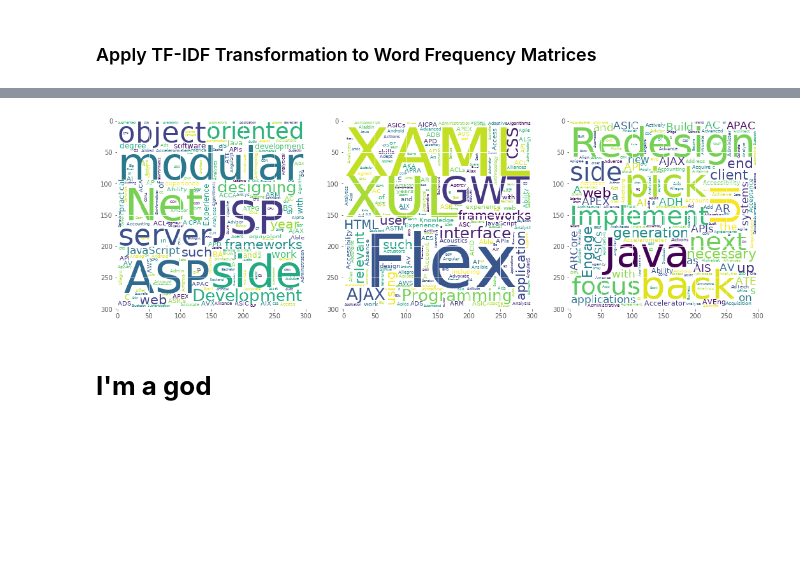
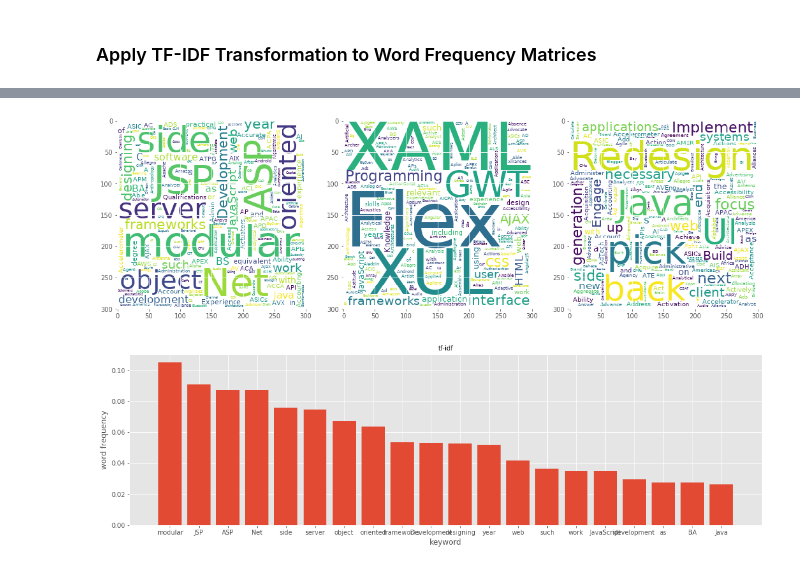
Before and after one commit to aesophor/DataScience, a Jupyter notebook: 05-Final-Project/Analyzing Google Career and Skills.ipynb, the cells around one changed output, grey strips where cells are left out. Saved outputs shown, nothing was run; the diff lists cells and outputs as text; code cells hidden in the pictures; blank space fills up the shorter version.

```diff
--- a/05-Final-Project/Analyzing Google Career and Skills.ipynb
+++ b/05-Final-Project/Analyzing Google Career and Skills.ipynb
@@ -392,7 +521,8 @@ N
 def create_tfidfm(tfm, N, df):
     tfidfm = tfm.copy()
     for i in range(0, len(tfidfm)):
-        tfidfm.iloc[i] = tfidfm.iloc[i] * np.log10(N / df) + 1
+        # Add 0.01 to not completely ignore irregular words.
+        tfidfm.iloc[i] = tfidfm.iloc[i] * np.log10(N / df) + 0.01
     return tfidfm
 
 min_qual_tfidfm = create_tfidfm(min_qual_tfm, N, min_qual_df)
@@ -401,20 +531,27 @@ resp_tfidfm = create_tfidfm(resp_tfm, N, resp_df)
 # %%
 font_path = r'/usr/share/fonts/dejavu/DejaVuSans.ttf'
 
 plt.figure(figsize=(18, 6))
 
 # Minimum Qualification Word Cloud
-ax1 = plt.subplot(131)
+ax1 = plt.subplot(1, 3, 1)
 plot_tfidf_wordcloud(min_qual_tfidfm, text_index=0, ax=ax1, font_path=font_path, height=300, width=300)
 
 # Preferred Qualification Word Cloud
-ax2 = plt.subplot(132)
+ax2 = plt.subplot(1, 3, 2)
 plot_tfidf_wordcloud(pref_qual_tfidfm, text_index=0, ax=ax2, font_path=font_path, height=300, width=300)
 
 # Responsibilities Word Cloud
-ax3 = plt.subplot(133)
+ax3 = plt.subplot(1, 3, 3)
 plot_tfidf_wordcloud(resp_tfidfm, text_index=0, ax=ax3, font_path=font_path, height=300, width=300)
 # %% [output]
-[figure, old version]
+[figure, new version]
-# %% [markdown]
-# **I'm a god**
+# %%
+plt.figure(figsize=(18, 5))
+ax1 = plt.subplot(1, 1, 1)
+plt.xlabel('keyword')
+plt.ylabel('word frequency')
+title = 'Top Keywords in Minimum Qualifications'
+plot_tfidf_bar(min_qual_tfidfm, text_index=0, ax=ax1, font_path=font_path, title=title)
+# %% [output]
+[figure, added]
```
Also changed, not shown: parts of 22 cells of this notebook, 3 other files.
